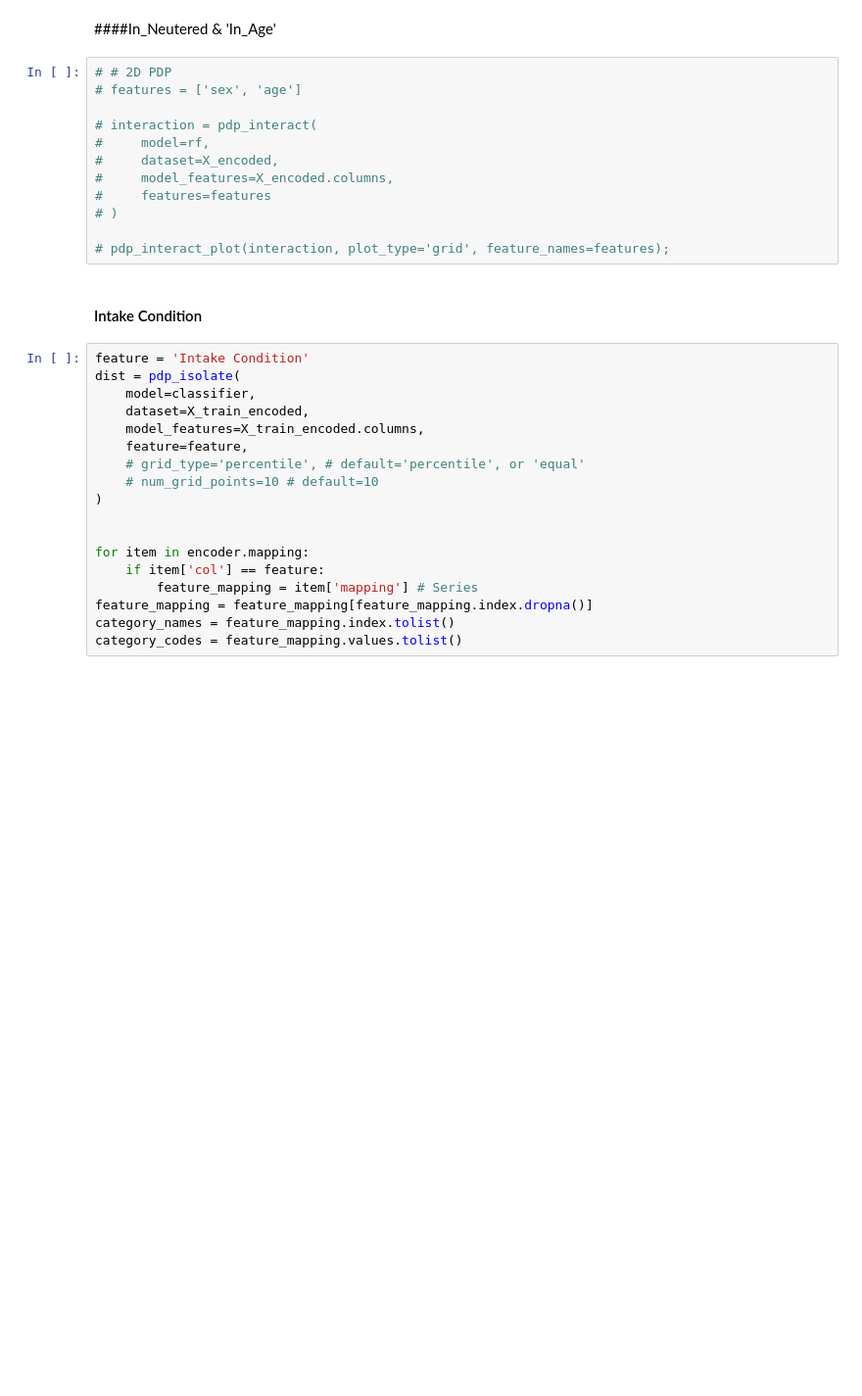
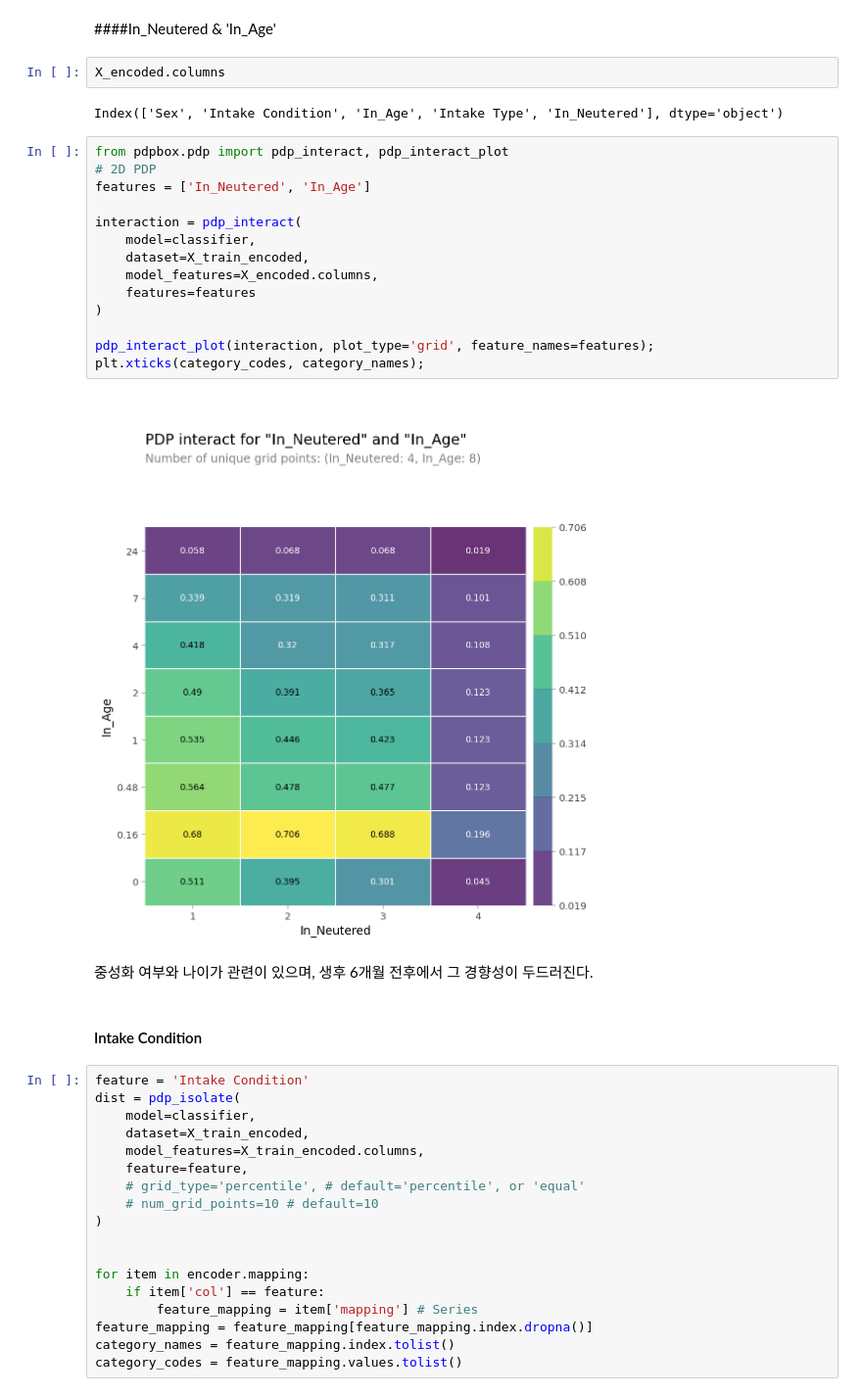
Before and after one commit to jayJ-hub/Section1_Project-, a Jupyter notebook: Section2_Project.ipynb, the cells around one changed output. Shown at 98% size. Drawn from its saved outputs; the diff is of its cells as text; blank space fills up the shorter version.

```diff
--- a/Section2_Project.ipynb
+++ b/Section2_Project.ipynb
@@ -2936,17 +2925,28 @@ plt.xticks(category_codes, category_names);
 # %% [markdown]
 ####In_Neutered & 'In_Age'
+# %%
+X_encoded.columns
+# %% [output]
+Index(['Sex', 'Intake Condition', 'In_Age', 'Intake Type', 'In_Neutered'], dtype='object')
 # %%
-# # 2D PDP
-# features = ['sex', 'age']
+from pdpbox.pdp import pdp_interact, pdp_interact_plot
+# 2D PDP
+features = ['In_Neutered', 'In_Age']
 
-# interaction = pdp_interact(
-#     model=rf,
-#     dataset=X_encoded,
-#     model_features=X_encoded.columns,
-#     features=features
-# )
+interaction = pdp_interact(
+    model=classifier,
+    dataset=X_train_encoded,
+    model_features=X_encoded.columns,
+    features=features
+)
 
-# pdp_interact_plot(interaction, plot_type='grid', feature_names=features);
+pdp_interact_plot(interaction, plot_type='grid', feature_names=features);
+plt.xticks(category_codes, category_names);
+# %% [output]
+[figure, added]
+# %% [markdown]
+중성화 여부와 나이가 관련이 있으며,
+생후 6개월 전후에서 그 경향성이 두드러진다.
 # %% [markdown]
 #### Intake Condition
 # %%
```
Also changed, not shown: parts of 3 cells of this notebook.
